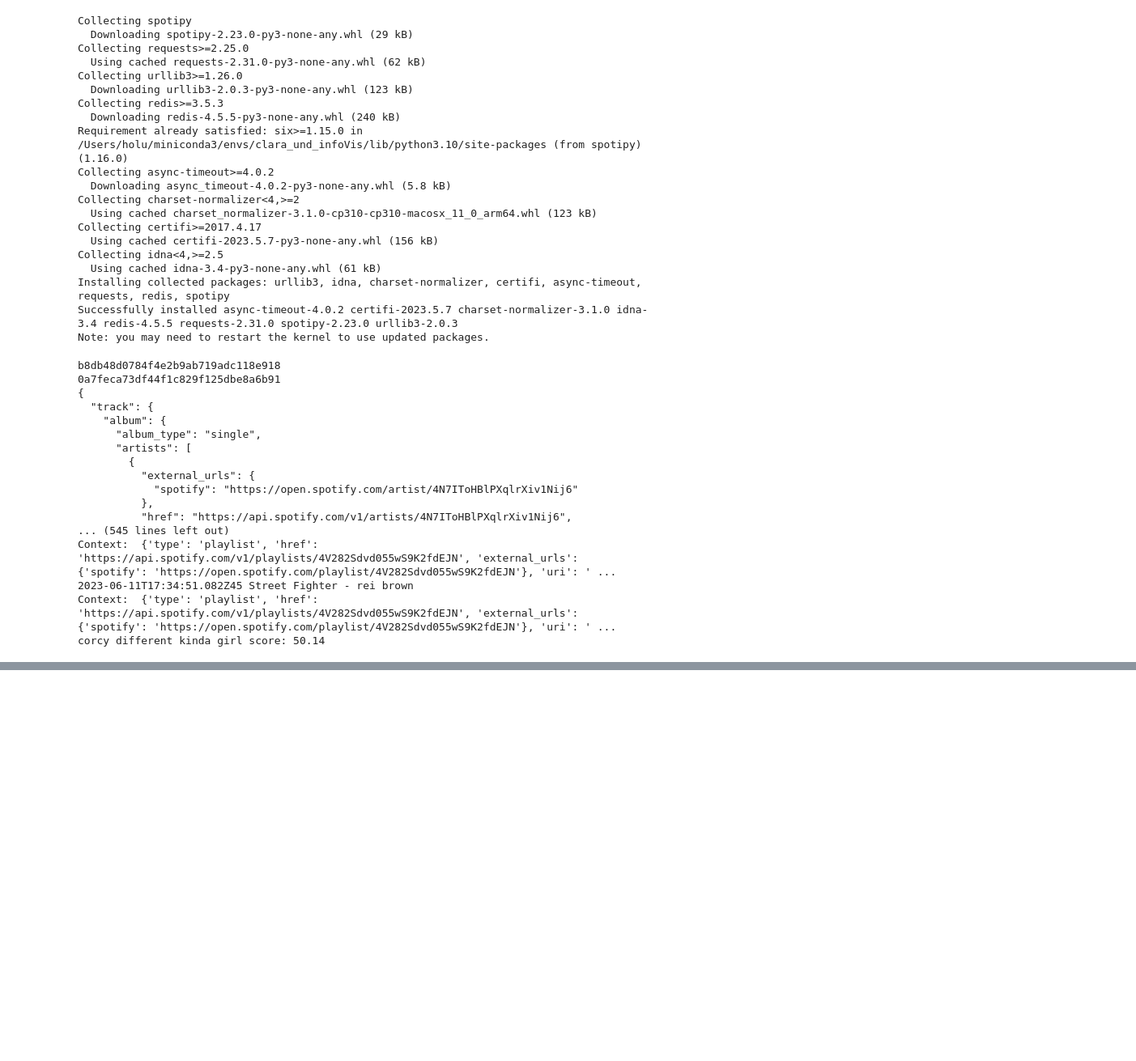
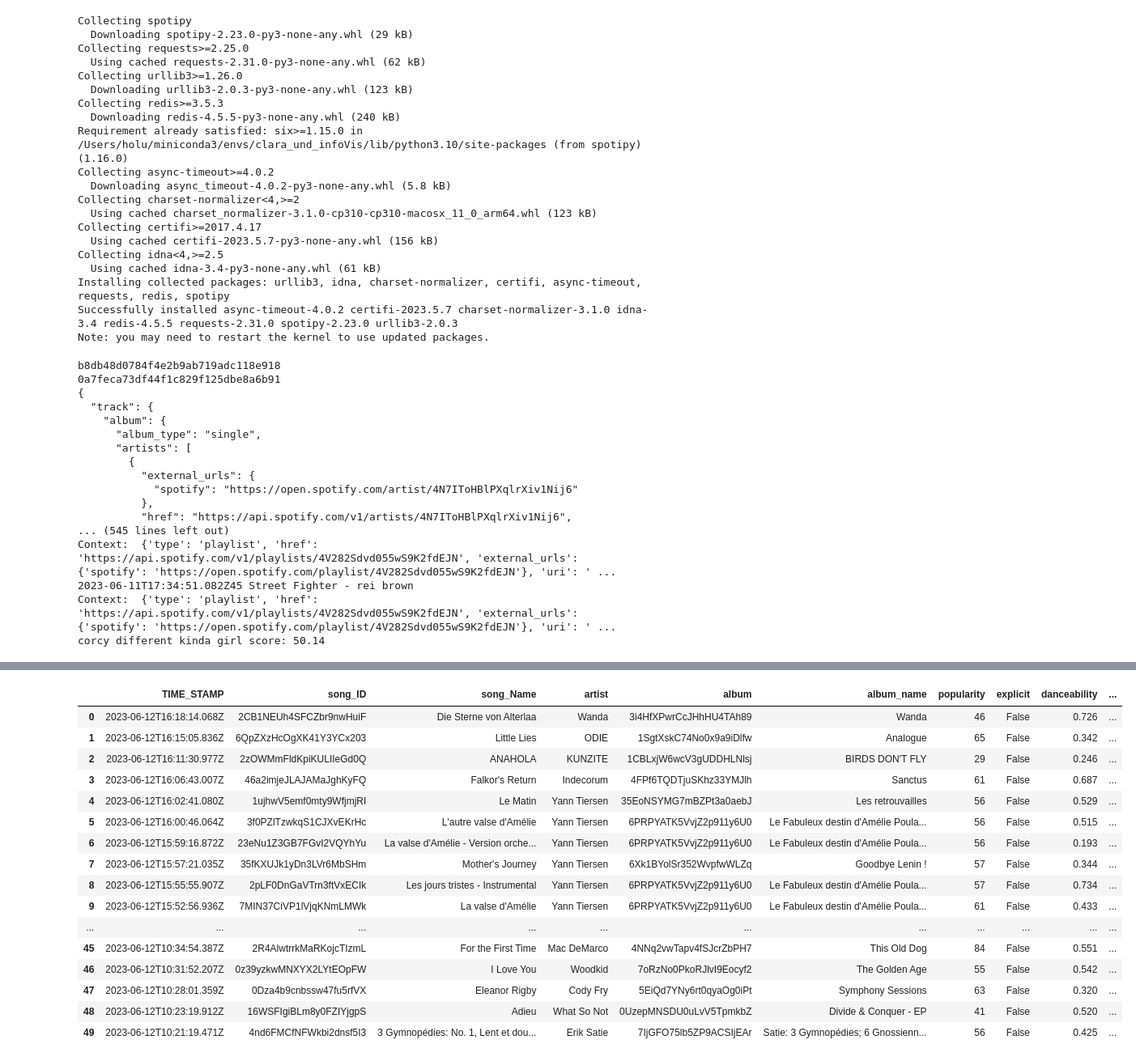
Before and after one commit to hofslu/dataVis, a Jupyter notebook: ExerciseThree_Project_Spotify/notebooks/dev.ipynb, the cells around one changed output, grey strips where cells are left out. Shown at 81% size. Saved outputs shown, nothing was run; the diff lists cells and outputs as text; code cells hidden in the pictures; blank space fills up the shorter version.

```diff
--- a/ExerciseThree_Project_Spotify/notebooks/dev.ipynb
+++ b/ExerciseThree_Project_Spotify/notebooks/dev.ipynb
@@ -226,0 +226,54 @@ display(df)
+# %%
+def keep_keys(dictionary, keys):
+    return {key: dictionary[key] for key in keys if key in dictionary}
+
+def get_track_info(row):
+    track_ID = row['song_ID']
+    res = sp.audio_features(track_ID)
+    keys = [
+        'danceability',
+        'energy',
+        'loudness',
+        'speechiness',
+        'acousticness',
+        'instrumentalness',
+        'liveness',
+        'valence',
+        'tempo',
+        ]
+    fetures = keep_keys(res[0], keys=keys)
+    # print(json.dumps(fetures, indent=2))
+    return fetures
+
+sample_df = df.copy()
+sample_df[[
+        'danceability',
+        'energy',
+        'loudness',
+        'speechiness',
+        'acousticness',
+        'instrumentalness',
+        'liveness',
+        'valence',
+        'tempo',
+        ]] = sample_df.apply(get_track_info, axis=1, result_type='expand')
+display(sample_df)
+# get_track_info(df.iloc[0]['song_ID'])
+# %% [output]
+|  | TIME_STAMP | song_ID | song_Name | artist | album | album_name | popularity | explicit | danceability | ... |
+| 0 | 2023-06-12T16:18:14.068Z | 2CB1NEUh4SFCZbr9nwHuiF | Die Sterne von Alterlaa | Wanda | 3i4HfXPwrCcJHhHU4TAh89 | Wanda | 46 | False | 0.726 | ... |
+| 1 | 2023-06-12T16:15:05.836Z | 6QpZXzHcOgXK41Y3YCx203 | Little Lies | ODIE | 1SgtXskC74No0x9a9iDlfw | Analogue | 65 | False | 0.342 | ... |
+| 2 | 2023-06-12T16:11:30.977Z | 2zOWMmFldKpiKULIIeGd0Q | ANAHOLA | KUNZITE | 1CBLxjW6wcV3gUDDHLNlsj | BIRDS DON'T FLY | 29 | False | 0.246 | ... |
+| 3 | 2023-06-12T16:06:43.007Z | 46a2imjeJLAJAMaJghKyFQ | Falkor's Return | Indecorum | 4FPf6TQDTjuSKhz33YMJlh | Sanctus | 61 | False | 0.687 | ... |
+| 4 | 2023-06-12T16:02:41.080Z | 1ujhwV5emf0mty9WfjmjRI | Le Matin | Yann Tiersen | 35EoNSYMG7mBZPt3a0aebJ | Les retrouvailles | 56 | False | 0.529 | ... |
+| 5 | 2023-06-12T16:00:46.064Z | 3f0PZlTzwkqS1CJXvEKrHc | L'autre valse d'Amélie | Yann Tiersen | 6PRPYATK5VvjZ2p911y6U0 | Le Fabuleux destin d'Amélie Poula... | 56 | False | 0.515 | ... |
+| 6 | 2023-06-12T15:59:16.872Z | 23eNu1Z3GB7FGvI2VQYhYu | La valse d'Amélie - Version orche... | Yann Tiersen | 6PRPYATK5VvjZ2p911y6U0 | Le Fabuleux destin d'Amélie Poula... | 56 | False | 0.193 | ... |
+| 7 | 2023-06-12T15:57:21.035Z | 35fKXUJk1yDn3LVr6MbSHm | Mother's Journey | Yann Tiersen | 6Xk1BYolSr352WvpfwWLZq | Goodbye Lenin ! | 57 | False | 0.344 | ... |
+| 8 | 2023-06-12T15:55:55.907Z | 2pLF0DnGaVTrn3ftVxECIk | Les jours tristes - Instrumental | Yann Tiersen | 6PRPYATK5VvjZ2p911y6U0 | Le Fabuleux destin d'Amélie Poula... | 57 | False | 0.734 | ... |
+| 9 | 2023-06-12T15:52:56.936Z | 7MIN37CiVP1lVjqKNmLMWk | La valse d'Amélie | Yann Tiersen | 6PRPYATK5VvjZ2p911y6U0 | Le Fabuleux destin d'Amélie Poula... | 61 | False | 0.433 | ... |
+| ... | ... | ... | ... | ... | ... | ... | ... | ... | ... | ... |
+| 45 | 2023-06-12T10:34:54.387Z | 2R4AlwtrrkMaRKojcTIzmL | For the First Time | Mac DeMarco | 4NNq2vwTapv4fSJcrZbPH7 | This Old Dog | 84 | False | 0.551 | ... |
+| 46 | 2023-06-12T10:31:52.207Z | 0z39yzkwMNXYX2LYtEOpFW | I Love You | Woodkid | 7oRzNo0PkoRJlvI9Eocyf2 | The Golden Age | 55 | False | 0.542 | ... |
+| 47 | 2023-06-12T10:28:01.359Z | 0Dza4b9cnbssw47fu5rfVX | Eleanor Rigby | Cody Fry | 5EiQd7YNy6rt0qyaOg0iPt | Symphony Sessions | 63 | False | 0.320 | ... |
+| 48 | 2023-06-12T10:23:19.912Z | 16WSFIgiBLm8y0FZIYjgpS | Adieu | What So Not | 0UzepMNSDU0uLvV5TpmkbZ | Divide & Conquer - EP | 41 | False | 0.520 | ... |
+| 49 | 2023-06-12T10:21:19.471Z | 4nd6FMCfNFWkbi2dnsf5I3 | 3 Gymnopédies: No. 1, Lent et dou... | Erik Satie | 7IjGFO75lb5ZP9ACSIjEAr | Satie: 3 Gymnopédies; 6 Gnossienn... | 56 | False | 0.425 | ... |
```
Also changed, not shown: parts of 2 cells of this notebook, 10 other files.
